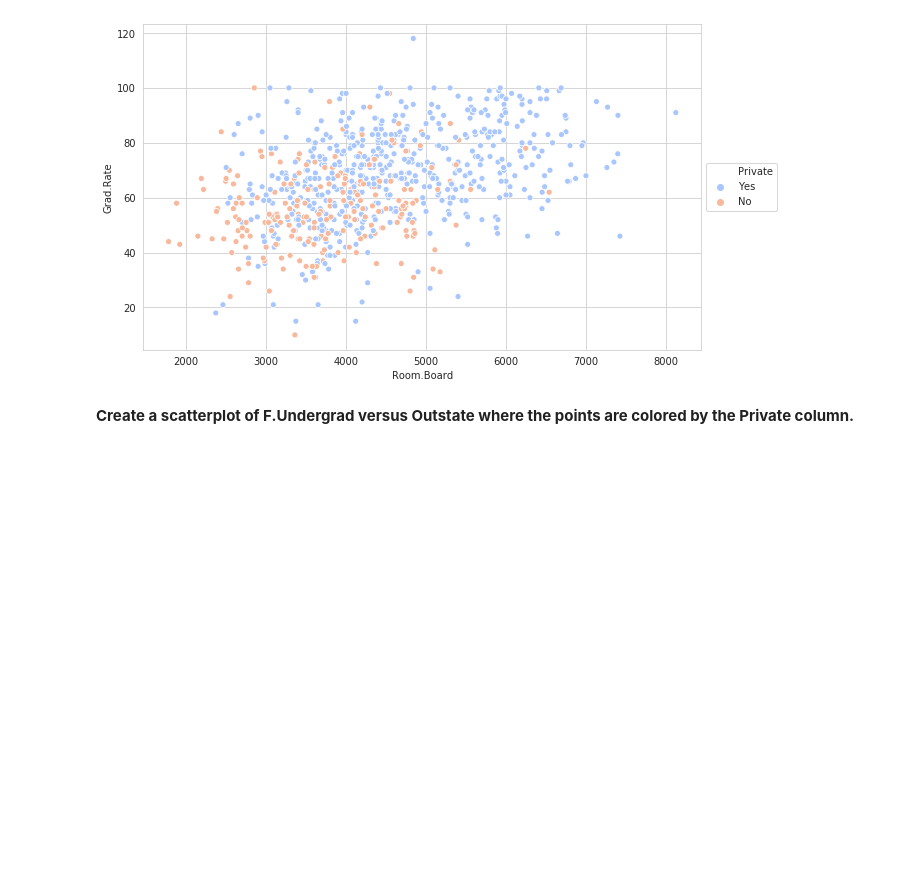
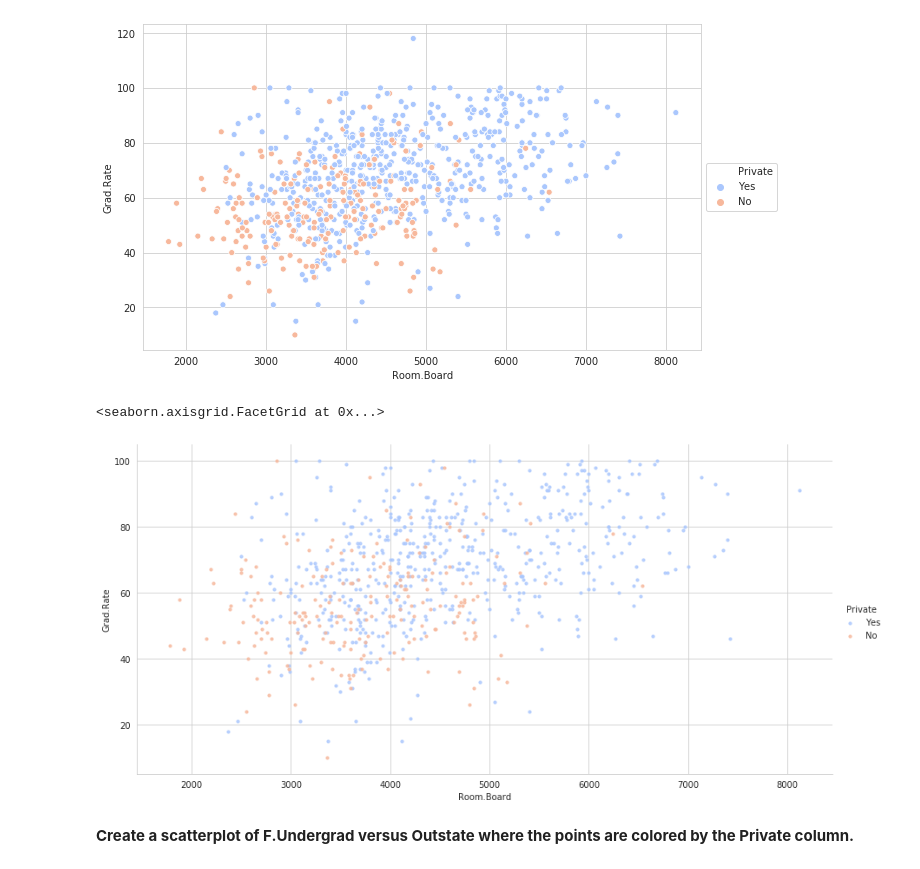
Before and after one commit to GkouskosV/Python-for-Data-Science-and-Machine-Learning-Bootcamp, a Jupyter notebook: Machine_Learning_Sections/K_Means/kmeans_project_cluster_universities.ipynb, the cells around one changed output. Cells and saved outputs as stored; diff of their text form; code cells hidden in the pictures; blank space fills up the shorter version.

```diff
--- a/Machine_Learning_Sections/K_Means/kmeans_project_cluster_universities.ipynb
+++ b/Machine_Learning_Sections/K_Means/kmeans_project_cluster_universities.ipynb
@@ -107,6 +107,16 @@ plt.legend(loc='center left', bbox_to_anchor=(1,0.5))
 # %% [output]
 <matplotlib.legend.Legend at 0x...>
 [figure]
+# %%
+# 2nd way
+sns.lmplot('Room.Board',
+           'Grad.Rate',
+           data=df,
+           hue='Private',
+           palette='coolwarm',height=6,aspect=2,fit_reg=False, scatter_kws={'s':10})
+# %% [output]
+<seaborn.axisgrid.FacetGrid at 0x...>
+[figure, added]
 # %% [markdown]
 **Create a scatterplot of F.Undergrad versus Outstate where the points are colored by the Private column.**
 # %%
```
Also changed, not shown: parts of 2 cells of this notebook.
